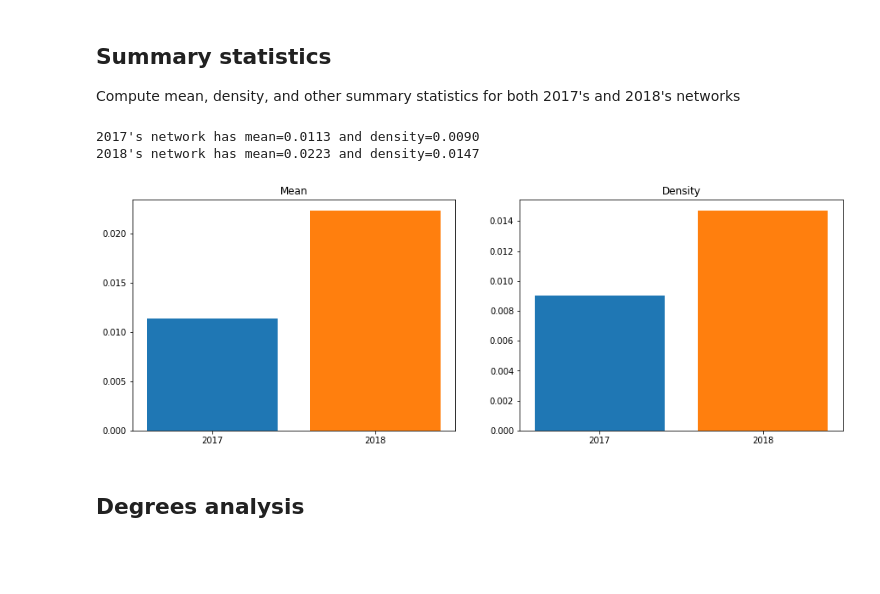
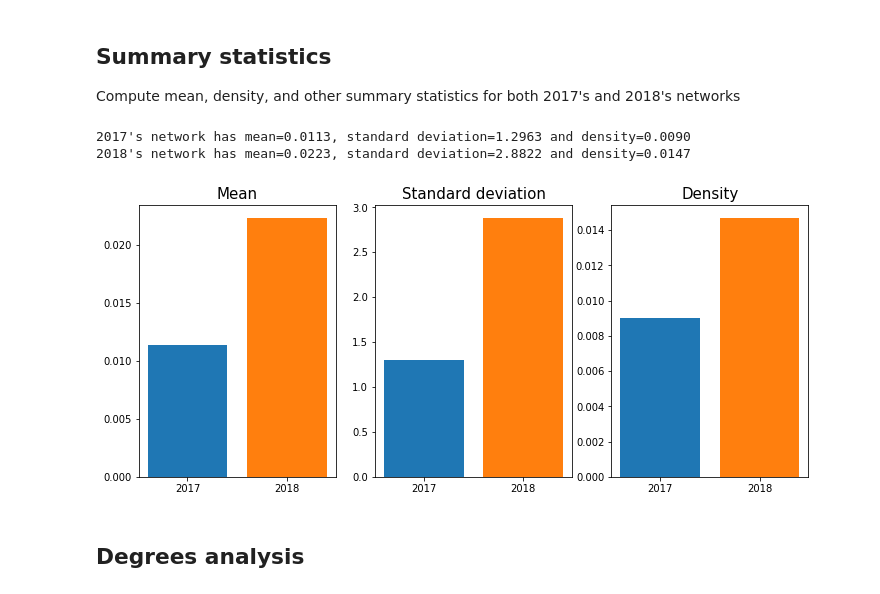
Before and after one commit to damiclem/feminism_network, a Jupyter notebook: analysis.ipynb, the cells around one changed output. Drawn from its saved outputs; the diff is of its cells as text; code cells hidden in the pictures; blank space fills up the shorter version.

```diff
--- a/analysis.ipynb
+++ b/analysis.ipynb
@@ -225,34 +224,38 @@ Compute mean, density, and other summary statistics for both 2017's and 2018's n
 # Initialize summary statistics
 mean = {}
 density = {}
+std = {}
 
 # Compute mean and density
 for y in years:
     x = adj_matrix[y]  # Get adjacency matrix for current network
     n = x.shape[0]  # Get dimension of the adjacency matrix
-    mean[y] = x.sum().sum() / (n * (n - 1))
-    density[y] = np.minimum(x, np.ones((n, n))).sum().sum() / (n * (n - 1))
+    mean[y] = x.sum() / n**2
+    std[y] = ( ((x - mean[y])**2).sum() / (n**2 - 1) )**.5
+    density[y] = np.minimum(x, np.ones((n, n))).sum() / n**2
 
 # Print out results
 for y in years:
-    print('{:d}\'s network has mean={:.04f} and density={:.04f}'.format(y, mean[y], density[y]))
+    print('{:d}\'s network has mean={:.04f}, standard deviation={:.04f} and density={:.04f}'.format(y, mean[y], std[y], density[y]))
 # %% [output]
-2017's network has mean=0.0113 and density=0.0090
-2018's network has mean=0.0223 and density=0.0147
+2017's network has mean=0.0113, standard deviation=1.2963 and density=0.0090
+2018's network has mean=0.0223, standard deviation=2.8822 and density=0.0147
 # %%
 # Show summary statistics graphically
-fig, axs = plt.subplots(1, 2, figsize=(15, 5))
-_ = axs[0].set_title('Mean')
-_ = axs[1].set_title('Density')
+fig, axs = plt.subplots(1, 3, figsize=(12, 5))
+_ = axs[0].set_title('Mean',fontsize=15)
+_ = axs[1].set_title('Standard deviation',fontsize=15)
+_ = axs[2].set_title('Density',fontsize=15)
 # Print scores for either 2017 and 2018
 for y in years:
     _ = axs[0].bar(str(y), mean[y])
-    _ = axs[1].bar(str(y), density[y])
+    _ = axs[1].bar(str(y), std[y])
+    _ = axs[2].bar(str(y), density[y])
 # Make plot
 _ = plt.savefig('images/analysis/net_stats.png')
 _ = plt.show()
 # %% [output]
-[figure, old version]
+[figure, new version]
 # %% [markdown]
 ## Degrees analysis
 # %%
```
Also changed, not shown: parts of 21 cells of this notebook.
